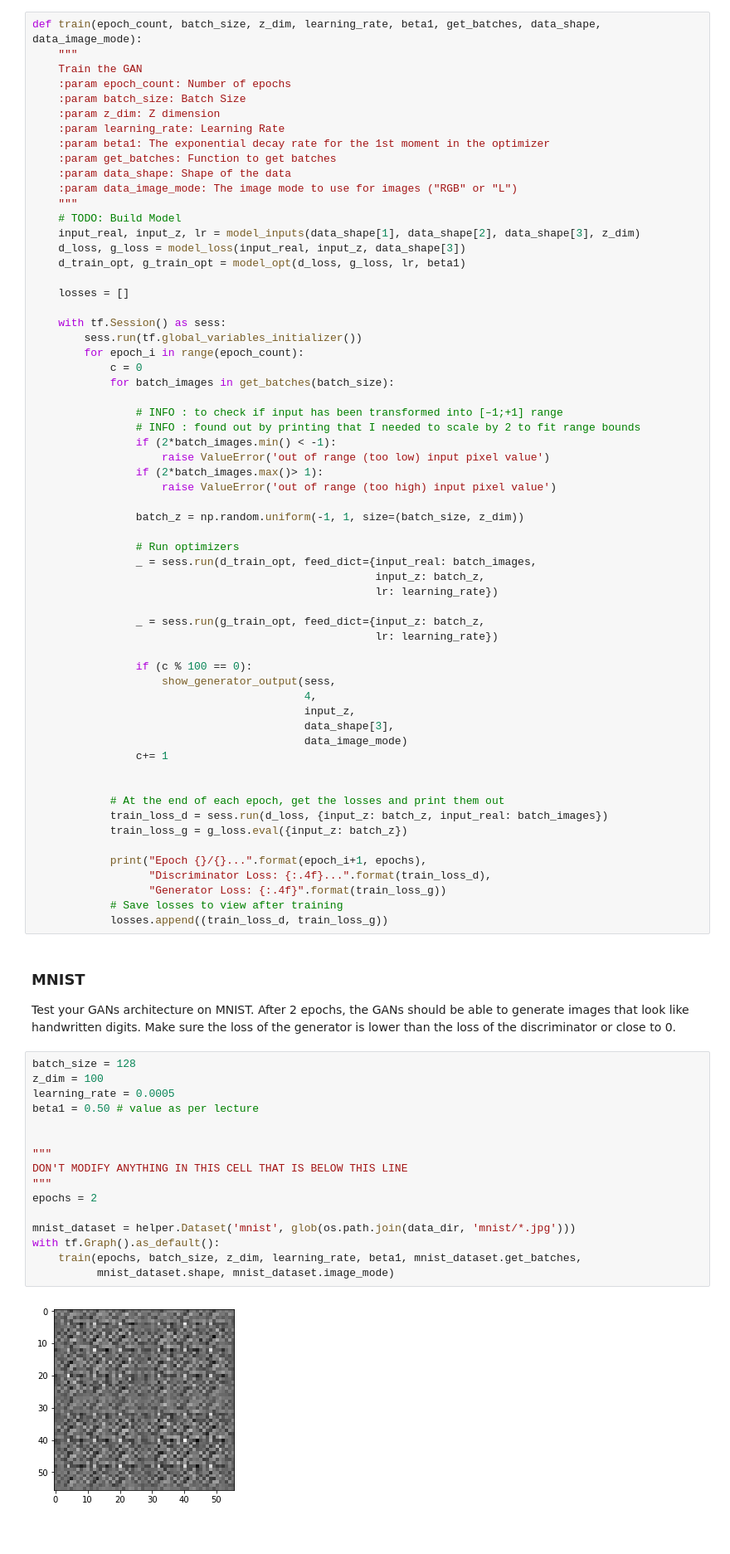
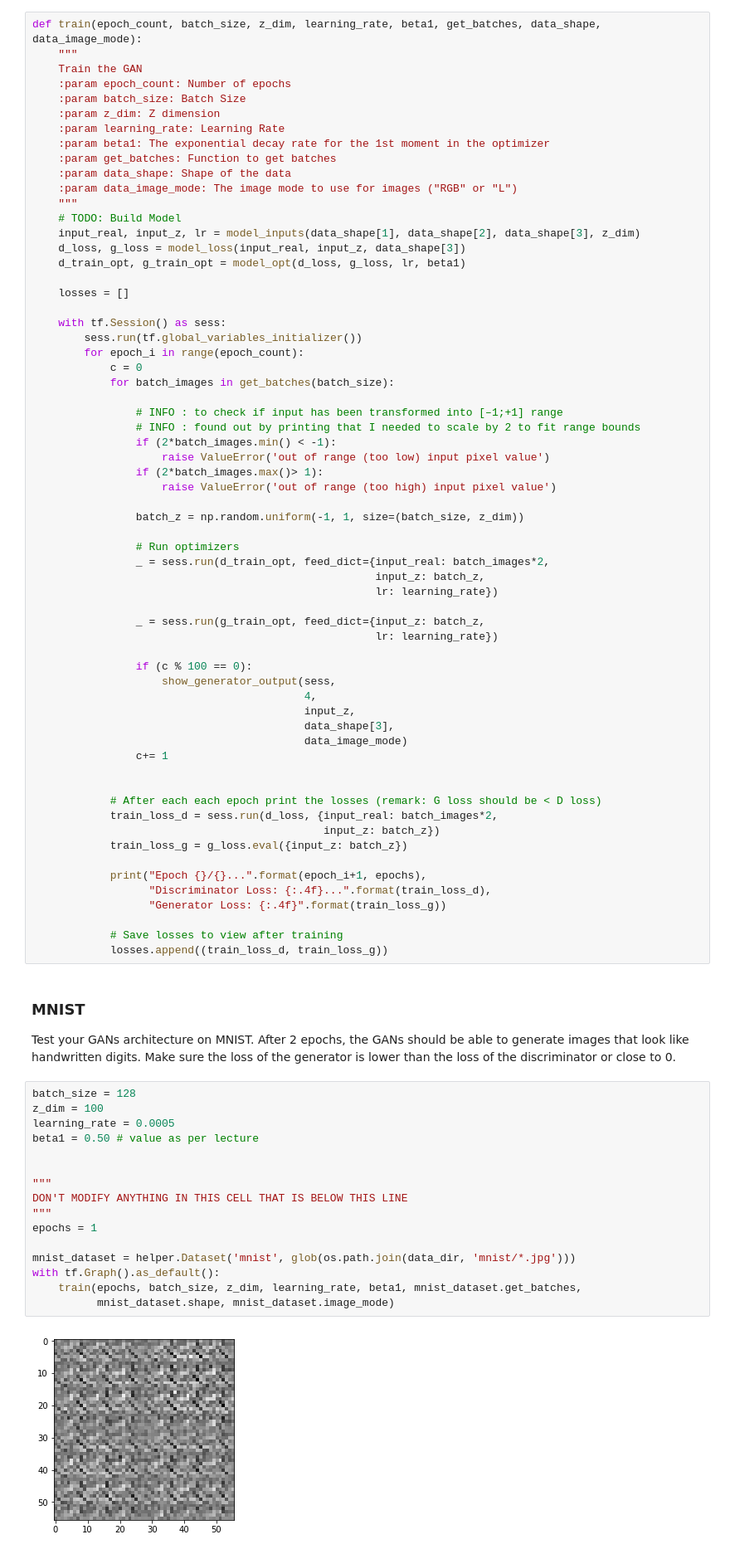
Before and after one commit to mzaradzki/umooc, a Jupyter notebook: face_generation/dlnd_face_generation.ipynb, the cells around one changed output. Shown at 83% size. Cells and saved outputs as stored; diff of their text form.

```diff
--- a/face_generation/dlnd_face_generation.ipynb
+++ b/face_generation/dlnd_face_generation.ipynb
@@ -415,7 +414,7 @@ def train(epoch_count, batch_size, z_dim, learning_rate, beta1, get_batches, dat
                 batch_z = np.random.uniform(-1, 1, size=(batch_size, z_dim))
 
                 # Run optimizers
-                _ = sess.run(d_train_opt, feed_dict={input_real: batch_images,
+                _ = sess.run(d_train_opt, feed_dict={input_real: batch_images*2,
                                                      input_z: batch_z,
                                                      lr: learning_rate})
 
@@ -431,13 +430,15 @@ def train(epoch_count, batch_size, z_dim, learning_rate, beta1, get_batches, dat
                 c+= 1
 
 
-            # At the end of each epoch, get the losses and print them out
-            train_loss_d = sess.run(d_loss, {input_z: batch_z, input_real: batch_images})
+            # After each each epoch print the losses (remark: G loss should be < D loss)
+            train_loss_d = sess.run(d_loss, {input_real: batch_images*2,
+                                             input_z: batch_z})
             train_loss_g = g_loss.eval({input_z: batch_z})
 
             print("Epoch {}/{}...".format(epoch_i+1, epochs),
                   "Discriminator Loss: {:.4f}...".format(train_loss_d),
                   "Generator Loss: {:.4f}".format(train_loss_g))
+
             # Save losses to view after training
             losses.append((train_loss_d, train_loss_g))
 # %% [markdown]
@@ -446,21 +447,21 @@ Test your GANs architecture on MNIST.  After 2 epochs, the GANs should be able t
 # %%
 batch_size = 128
 z_dim = 100
 learning_rate = 0.0005
 beta1 = 0.50 # value as per lecture
 
 
 """
 DON'T MODIFY ANYTHING IN THIS CELL THAT IS BELOW THIS LINE
 """
-epochs = 2
+epochs = 1
 
 mnist_dataset = helper.Dataset('mnist', glob(os.path.join(data_dir, 'mnist/*.jpg')))
 with tf.Graph().as_default():
     train(epochs, batch_size, z_dim, learning_rate, beta1, mnist_dataset.get_batches,
           mnist_dataset.shape, mnist_dataset.image_mode)
 # %% [output]
-[figure, old version]
+[figure, new version]
 # %% [markdown]
 ### CelebA
 Run your GANs on CelebA.  It will take around 20 minutes on the average GPU to run one epoch.  You can run the whole epoch or stop when it starts to generate realistic faces.
```
Also changed, not shown: parts of 2 cells of this notebook, 1 other file.
